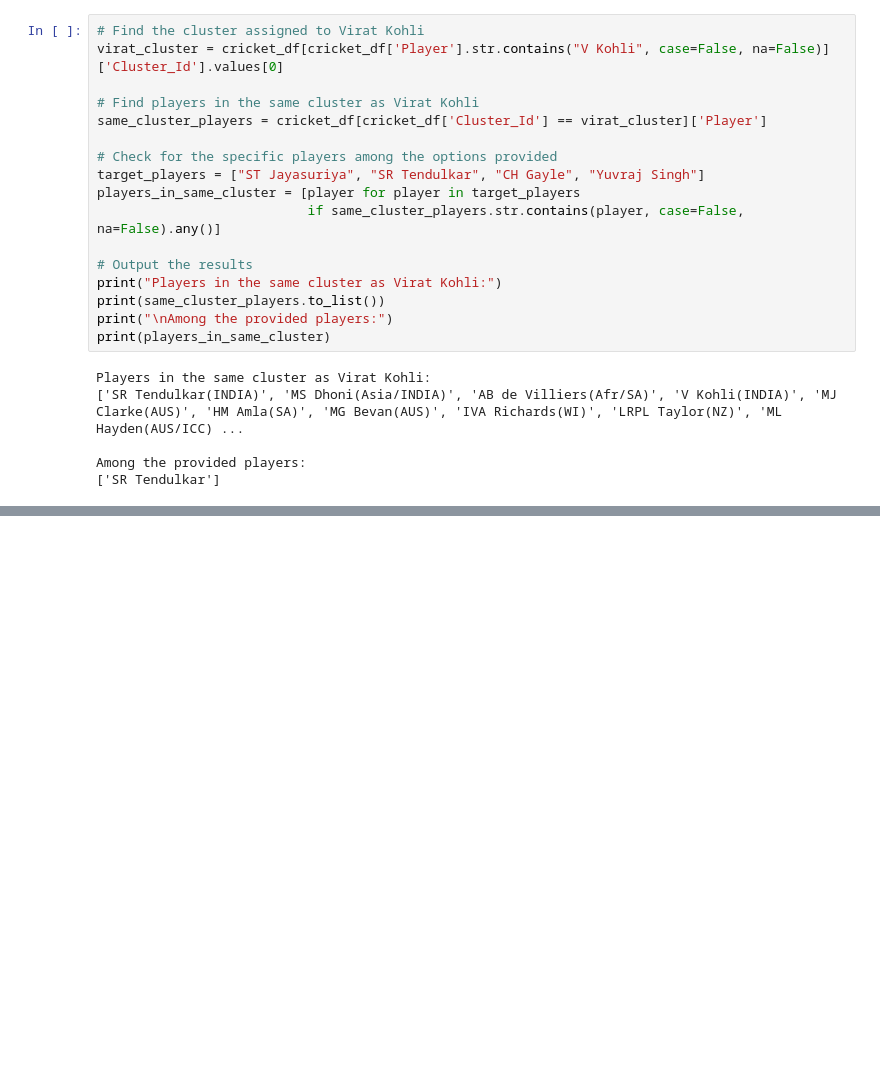
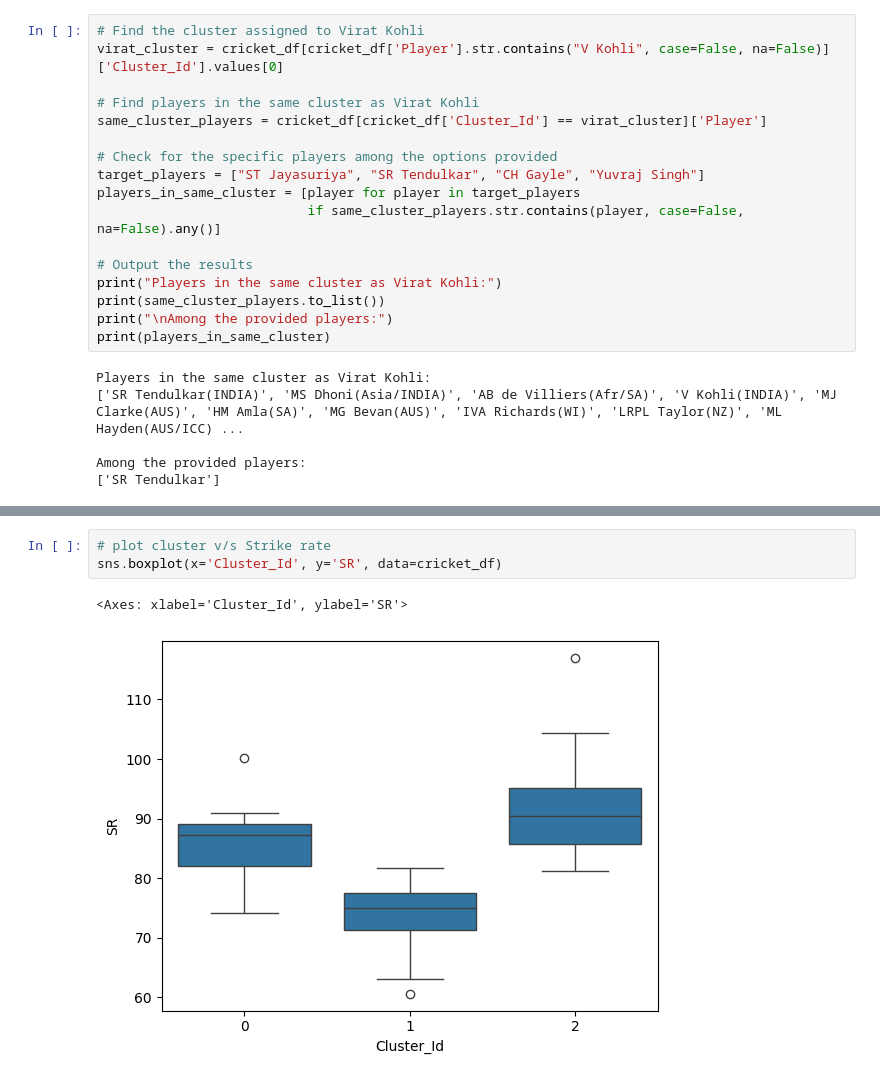
Before and after one commit to connectin-neha/data-science, a Jupyter notebook: clustering/cricket_odi/clustering_cricket.ipynb, the cells around one changed output, grey strips where cells are left out. Cells and saved outputs as stored; diff of their text form; blank space fills up the shorter version.

```diff
--- a/clustering/cricket_odi/clustering_cricket.ipynb
+++ b/clustering/cricket_odi/clustering_cricket.ipynb
@@ -234,0 +260,6 @@ cricket_df[cricket_df.Player.str.contains('Sehwag', case=False)]
+# %%
+# plot cluster v/s Strike rate
+sns.boxplot(x='Cluster_Id', y='SR', data=cricket_df)
+# %% [output]
+<Axes: xlabel='Cluster_Id', ylabel='SR'>
+[figure, added]
```
Also changed, not shown: parts of 29 cells of this notebook.
